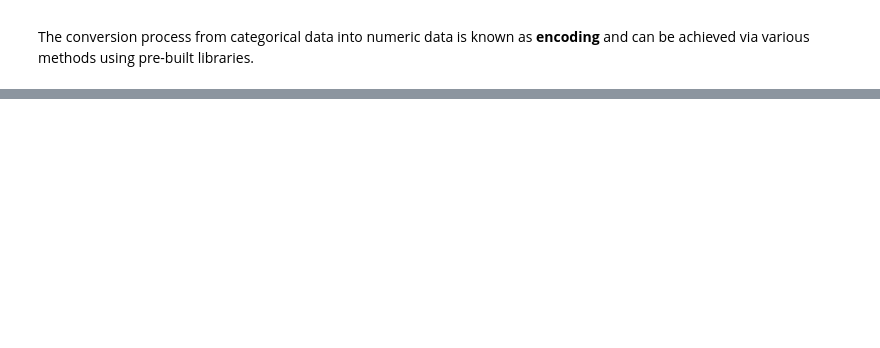
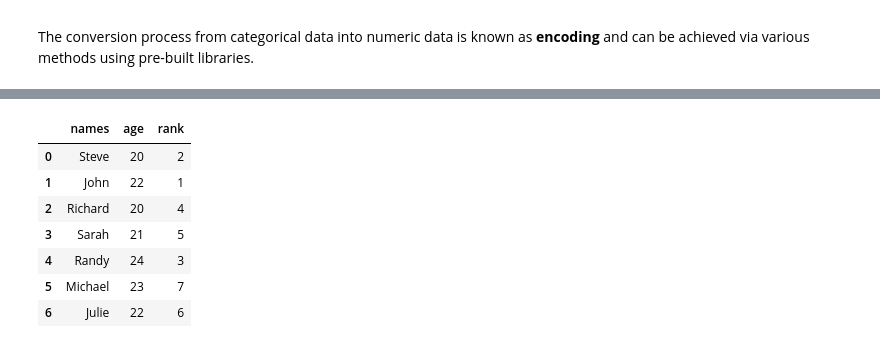
Before and after one commit to PatThompson1306/exercises, a Jupyter notebook: linked_in/linkedin_18_cleaning_and_treating_cat_variables.ipynb, the cells around one changed output, grey strips where cells are left out. Drawn from its saved outputs; the diff is of its cells as text; code cells hidden in the pictures; blank space fills up the shorter version.

```diff
--- a/linked_in/linkedin_18_cleaning_and_treating_cat_variables.ipynb
+++ b/linked_in/linkedin_18_cleaning_and_treating_cat_variables.ipynb
@@ -22,0 +35,14 @@ data = {"names": ["Steve", "John", "Richard", "Sarah", "Randy", "Michael", "Juli
+# %%
+# dropping the gender column which contains missing values
+
+df = df.drop("gender", axis=1)
+df
+# %% [output]
+|  | names | age | rank |
+| 0 | Steve | 20 | 2 |
+| 1 | John | 22 | 1 |
+| 2 | Richard | 20 | 4 |
+| 3 | Sarah | 21 | 5 |
+| 4 | Randy | 24 | 3 |
+| 5 | Michael | 23 | 7 |
+| 6 | Julie | 22 | 6 |
```
Also changed, not shown: parts of 5 cells of this notebook, 1 other file.
